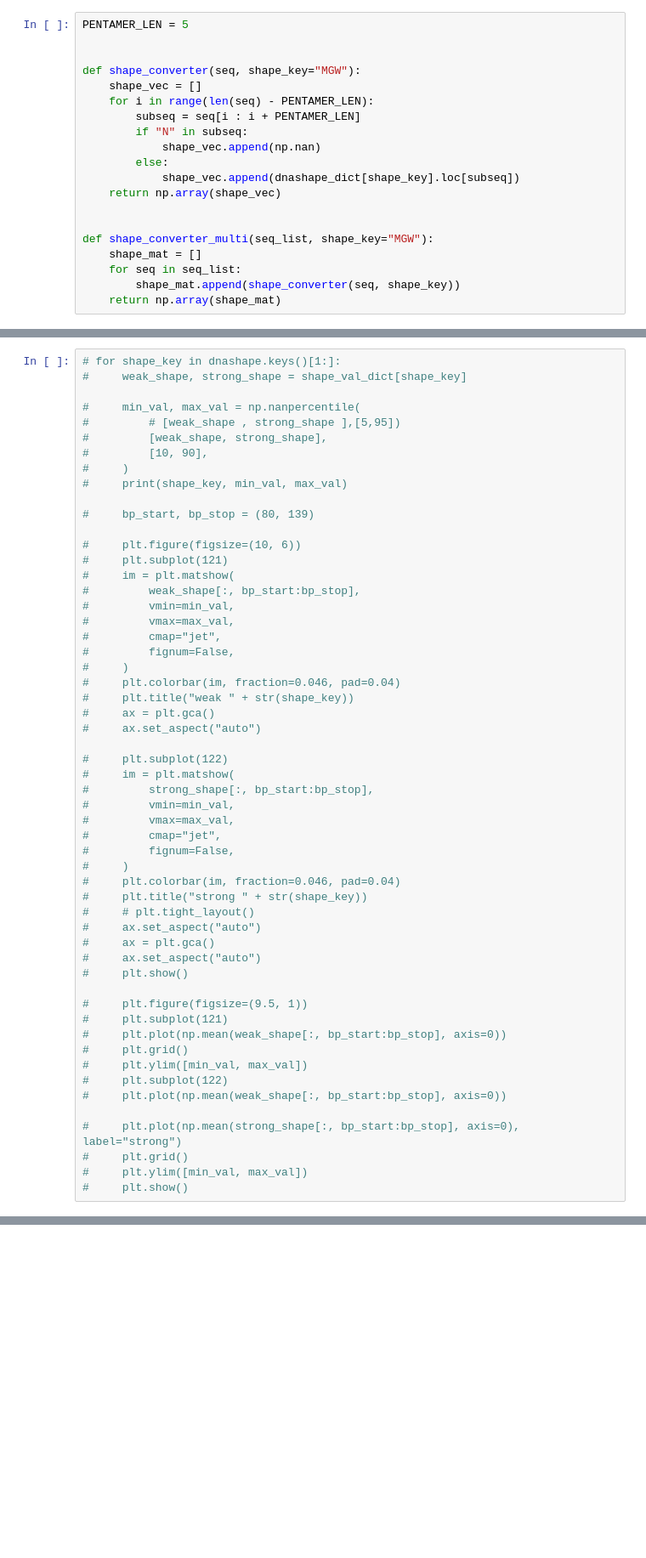
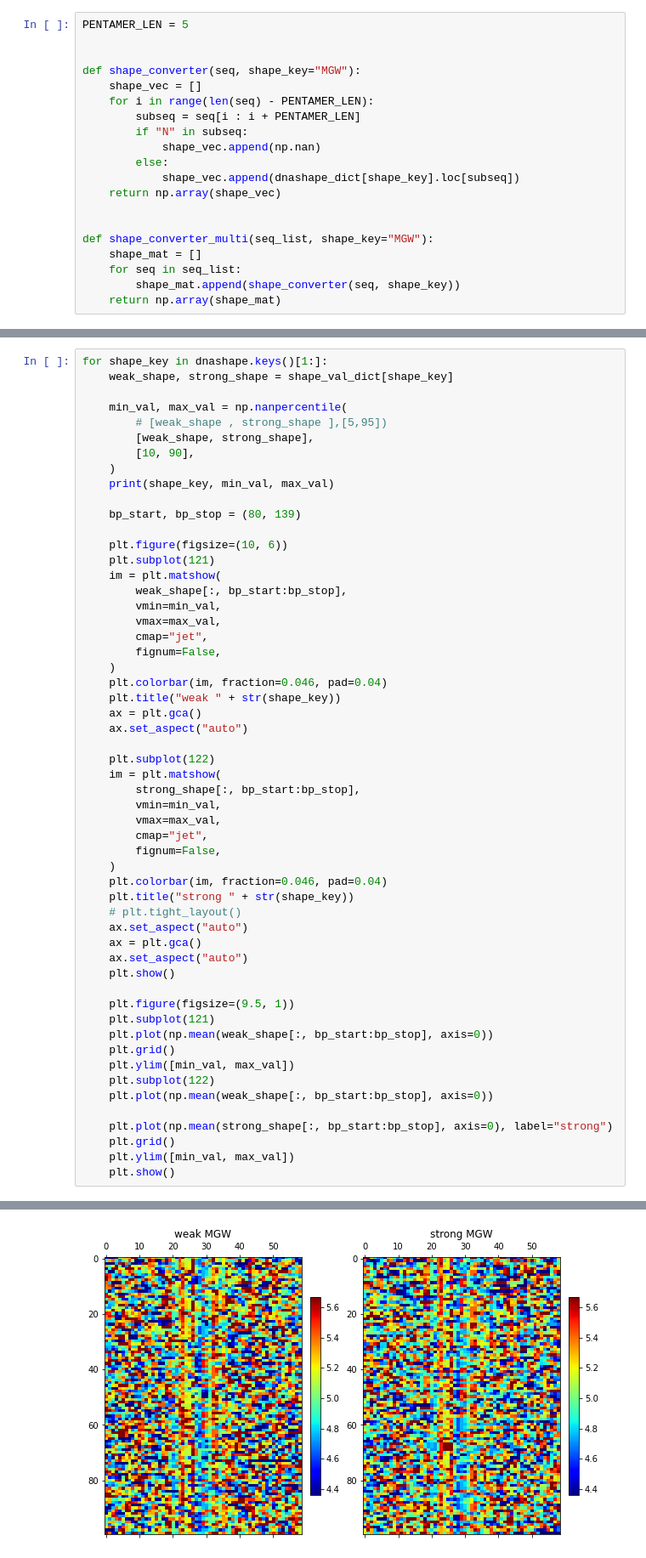
Before and after one commit to Fudenberg-Research-Group/akita_utils, a Jupyter notebook: bin/disrupt_genomic_boundary_ctcfs/analysis/2022-09-11-investigate-shape.ipynb, the cells around one changed output, grey strips where cells are left out. Shown at 85% size. Drawn from its saved outputs; the diff is of its cells as text; blank space fills up the shorter version.

```diff
--- a/bin/disrupt_genomic_boundary_ctcfs/analysis/2022-09-11-investigate-shape.ipynb
+++ b/bin/disrupt_genomic_boundary_ctcfs/analysis/2022-09-11-investigate-shape.ipynb
@@ -305,55 +308,56 @@ def shape_converter_multi(seq_list, shape_key="MGW"):
 # %%
-# for shape_key in dnashape.keys()[1:]:
-#     weak_shape, strong_shape = shape_val_dict[shape_key]
+for shape_key in dnashape.keys()[1:]:
+    weak_shape, strong_shape = shape_val_dict[shape_key]
 
-#     min_val, max_val = np.nanpercentile(
-#         # [weak_shape , strong_shape ],[5,95])
-#         [weak_shape, strong_shape],
-#         [10, 90],
-#     )
-#     print(shape_key, min_val, max_val)
+    min_val, max_val = np.nanpercentile(
+        # [weak_shape , strong_shape ],[5,95])
+        [weak_shape, strong_shape],
+        [10, 90],
+    )
+    print(shape_key, min_val, max_val)
 
-#     bp_start, bp_stop = (80, 139)
+    bp_start, bp_stop = (80, 139)
 
-#     plt.figure(figsize=(10, 6))
-#     plt.subplot(121)
-#     im = plt.matshow(
-#         weak_shape[:, bp_start:bp_stop],
-#         vmin=min_val,
-#         vmax=max_val,
-#         cmap="jet",
-#         fignum=False,
-#     )
-#     plt.colorbar(im, fraction=0.046, pad=0.04)
-#     plt.title("weak " + str(shape_key))
-#     ax = plt.gca()
-#     ax.set_aspect("auto")
+    plt.figure(figsize=(10, 6))
+    plt.subplot(121)
+    im = plt.matshow(
+        weak_shape[:, bp_start:bp_stop],
+        vmin=min_val,
+        vmax=max_val,
+        cmap="jet",
+        fignum=False,
+    )
+    plt.colorbar(im, fraction=0.046, pad=0.04)
+    plt.title("weak " + str(shape_key))
+    ax = plt.gca()
+    ax.set_aspect("auto")
 
-#     plt.subplot(122)
-#     im = plt.matshow(
-#         strong_shape[:, bp_start:bp_stop],
-#         vmin=min_val,
-#         vmax=max_val,
-#         cmap="jet",
-#         fignum=False,
-#     )
-#     plt.colorbar(im, fraction=0.046, pad=0.04)
-#     plt.title("strong " + str(shape_key))
-#     # plt.tight_layout()
-#     ax.set_aspect("auto")
-#     ax = plt.gca()
-#     ax.set_aspect("auto")
-#     plt.show()
+    plt.subplot(122)
+    im = plt.matshow(
+        strong_shape[:, bp_start:bp_stop],
+        vmin=min_val,
+        vmax=max_val,
+        cmap="jet",
+        fignum=False,
+    )
+    plt.colorbar(im, fraction=0.046, pad=0.04)
+    plt.title("strong " + str(shape_key))
+    # plt.tight_layout()
+    ax.set_aspect("auto")
+    ax = plt.gca()
+    ax.set_aspect("auto")
+    plt.show()
 
-#     plt.figure(figsize=(9.5, 1))
-#     plt.subplot(121)
-#     plt.plot(np.mean(weak_shape[:, bp_start:bp_stop], axis=0))
-#     plt.grid()
-#     plt.ylim([min_val, max_val])
-#     plt.subplot(122)
-#     plt.plot(np.mean(weak_shape[:, bp_start:bp_stop], axis=0))
+    plt.figure(figsize=(9.5, 1))
+    plt.subplot(121)
+    plt.plot(np.mean(weak_shape[:, bp_start:bp_stop], axis=0))
+    plt.grid()
+    plt.ylim([min_val, max_val])
+    plt.subplot(122)
+    plt.plot(np.mean(weak_shape[:, bp_start:bp_stop], axis=0))
 
-#     plt.plot(np.mean(strong_shape[:, bp_start:bp_stop], axis=0), label="strong")
-#     plt.grid()
-#     plt.ylim([min_val, max_val])
-#     plt.show()
+    plt.plot(np.mean(strong_shape[:, bp_start:bp_stop], axis=0), label="strong")
+    plt.grid()
+    plt.ylim([min_val, max_val])
+    plt.show()
+# %% [output]
@@ -359,0 +365 @@ def shape_converter_multi(seq_list, shape_key="MGW"):
+[figure, added]
```
Also changed, not shown: parts of 15 cells of this notebook, 2 other files.
